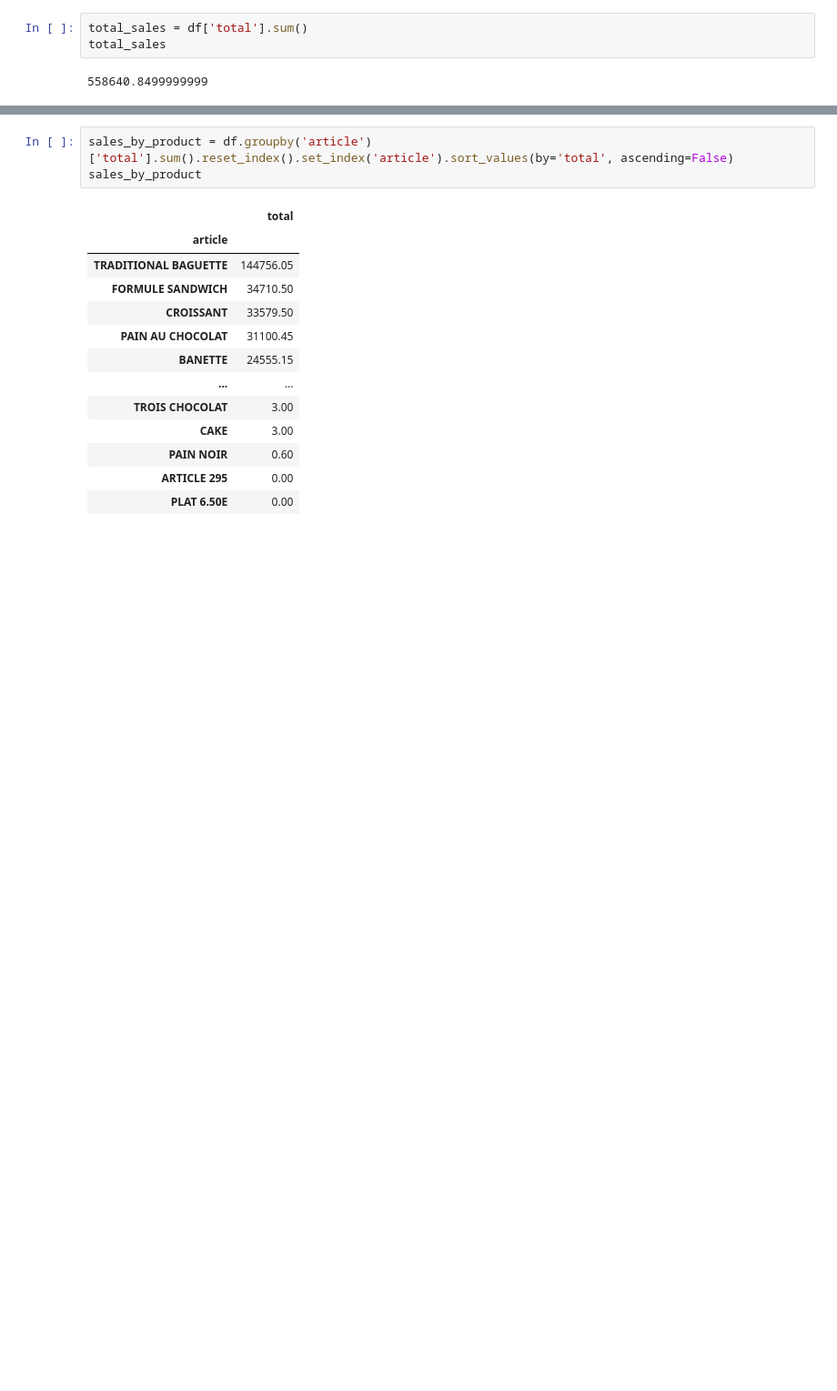
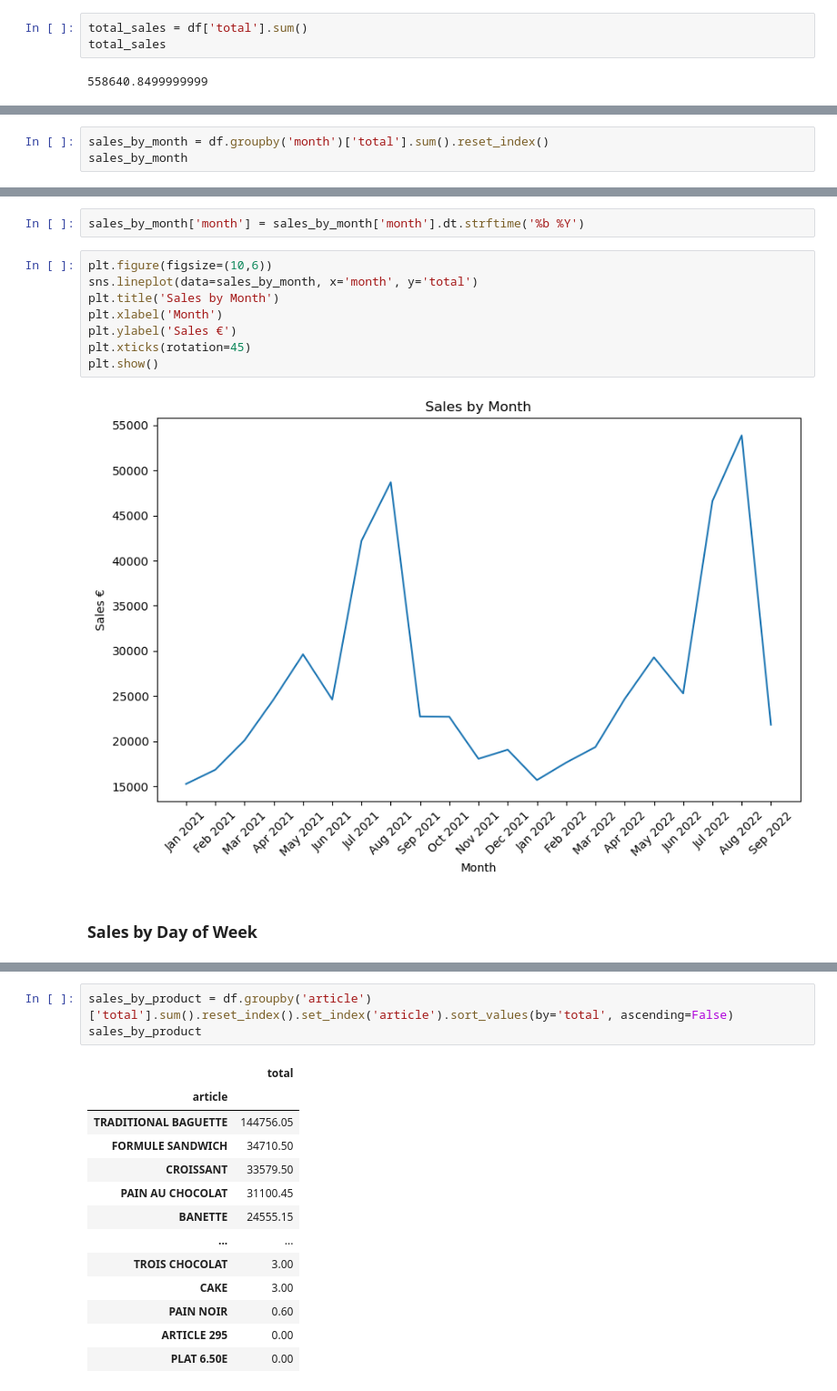
Before and after one commit to fedemaximovicz/BakerySales, a Jupyter notebook: bakery_sales.ipynb, the cells around one changed output, grey strips where cells are left out. Shown: that part at 91% size. Cells and saved outputs as stored; diff of their text form; blank space fills up the shorter version.

```diff
--- a/bakery_sales.ipynb
+++ b/bakery_sales.ipynb
@@ -379,0 +432,3 @@ total_sales
+# %%
+sales_by_month = df.groupby('month')['total'].sum().reset_index()
+sales_by_month
@@ -379,0 +453,14 @@ total_sales
+# %%
+sales_by_month['month'] = sales_by_month['month'].dt.strftime('%b %Y')
+# %%
+plt.figure(figsize=(10,6))
+sns.lineplot(data=sales_by_month, x='month', y='total')
+plt.title('Sales by Month')
+plt.xlabel('Month')
+plt.ylabel('Sales €')
+plt.xticks(rotation=45)
+plt.show()
+# %% [output]
+[figure, added]
+# %% [markdown]
+### Sales by Day of Week
```
Also changed, not shown: parts of 26 cells of this notebook.
